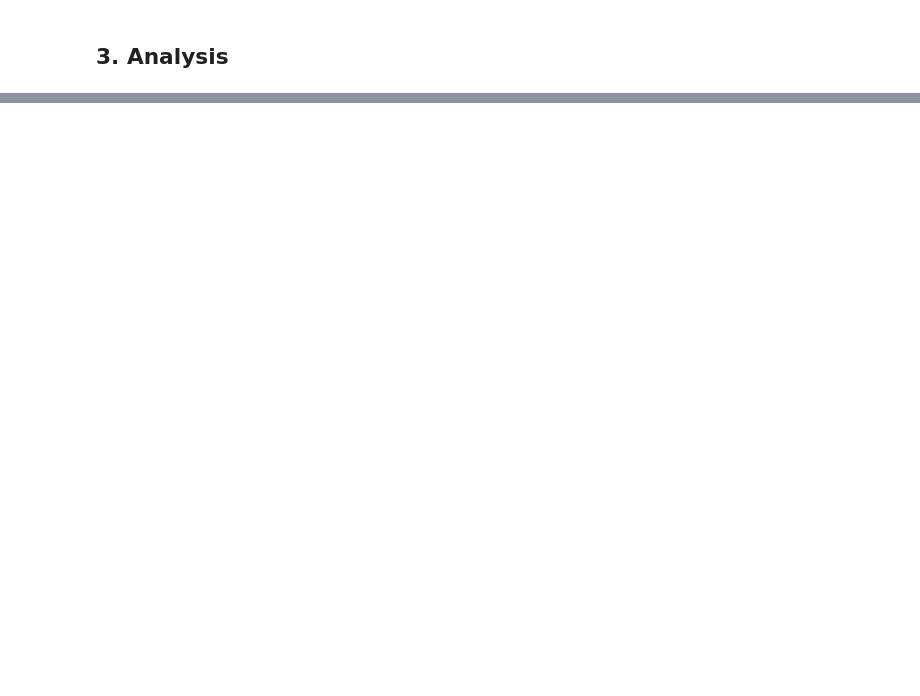
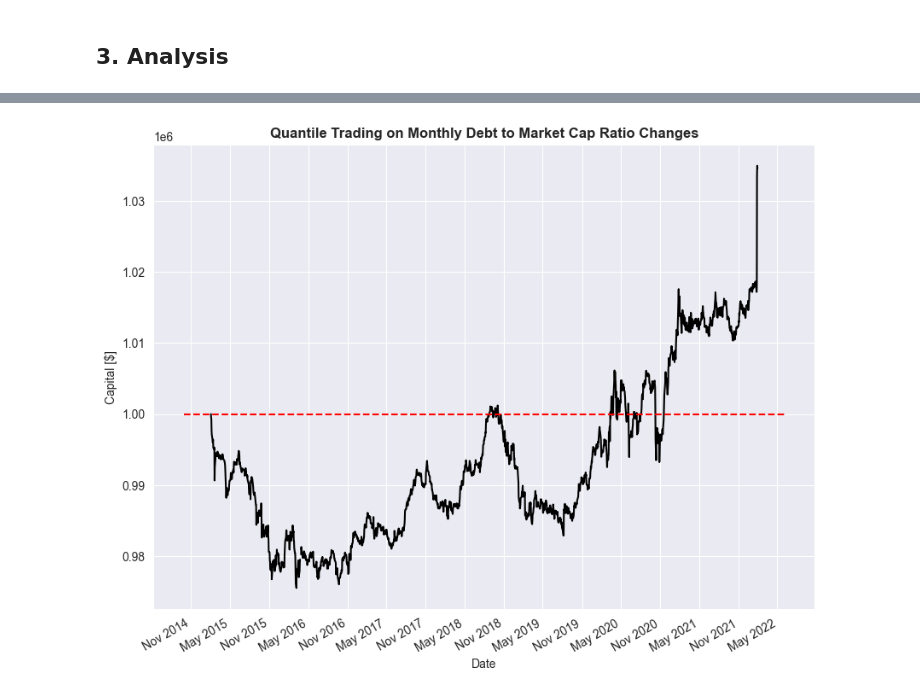
Before and after one commit to kwhyun97/FINM-33150-W23, a Jupyter notebook: Homework/Homework 3/Kiwan_Hyun_12125881_HW3.ipynb, the cells around one changed output, grey strips where cells are left out. Saved outputs shown, nothing was run; the diff lists cells and outputs as text; code cells hidden in the pictures; blank space fills up the shorter version.

```diff
--- a/Homework/Homework 3/Kiwan_Hyun_12125881_HW3.ipynb
+++ b/Homework/Homework 3/Kiwan_Hyun_12125881_HW3.ipynb
@@ -325,0 +818,2 @@ test1.ratios
+# %%
+trading_df1_2 = monthly_changes('debt to market cap', quant_df, low_to_high_rank = False)
@@ -325,0 +825,22 @@ test1.ratios
+# %%
+# set figure window
+fig = plt.figure(figsize=(10,8))
+# set axis
+ax  = fig.add_subplot(111)
+# time-series plot
+ax.plot(trading_df1_2['Capital'], color = "black")
+# capital line
+abhline(capital, '--', 'red')
+# x axis ticks and labels
+ax.set_xlabel("Date", fontsize=10)
+ax.xaxis.set_major_locator(mdates.MonthLocator(interval=6))
+ax.xaxis.set_major_formatter(mdates.DateFormatter('%b %Y'))
+plt.gcf().autofmt_xdate()
+# y axis labels
+ax.set_ylabel("Capital [$]", fontsize=10)
+# title
+ax.set_title("Quantile Trading on Monthly Debt to Market Cap Ratio Changes", fontsize=12, fontweight = "bold")
+
+None
+# %% [output]
+[figure, added]
```
Also changed, not shown: parts of 102 cells of this notebook, 2 other files.
